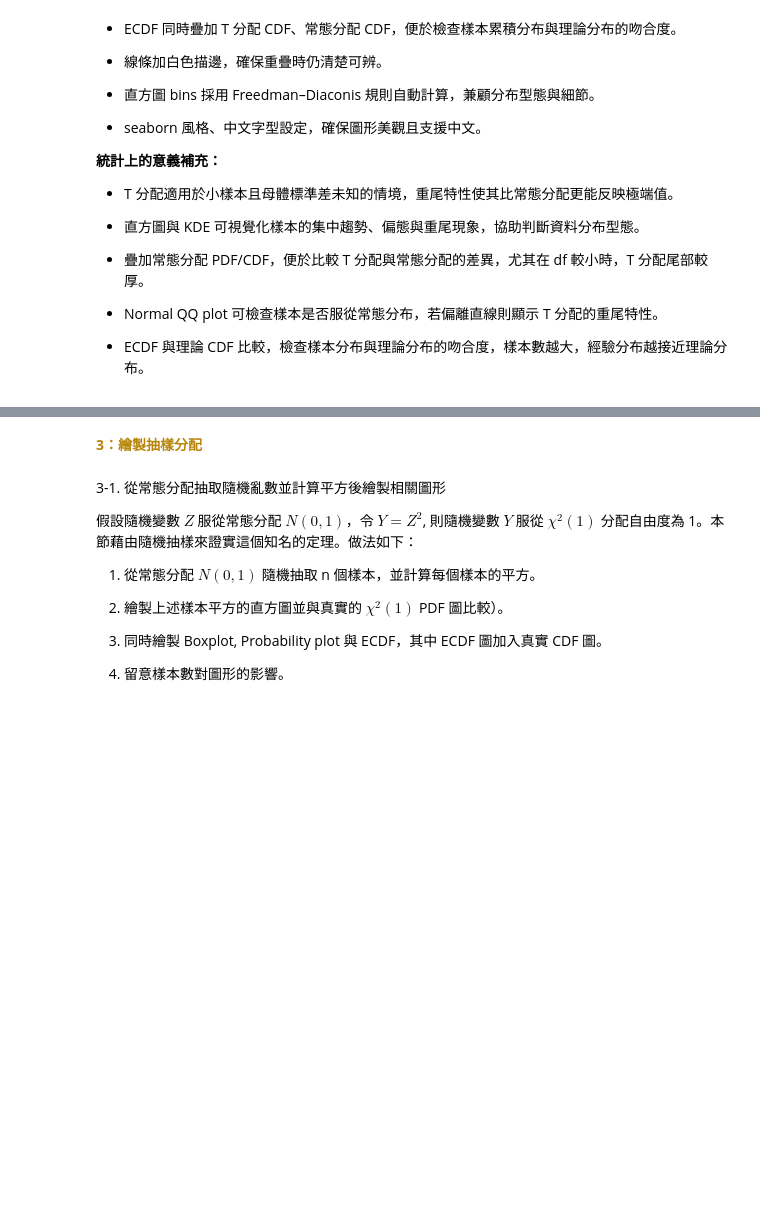
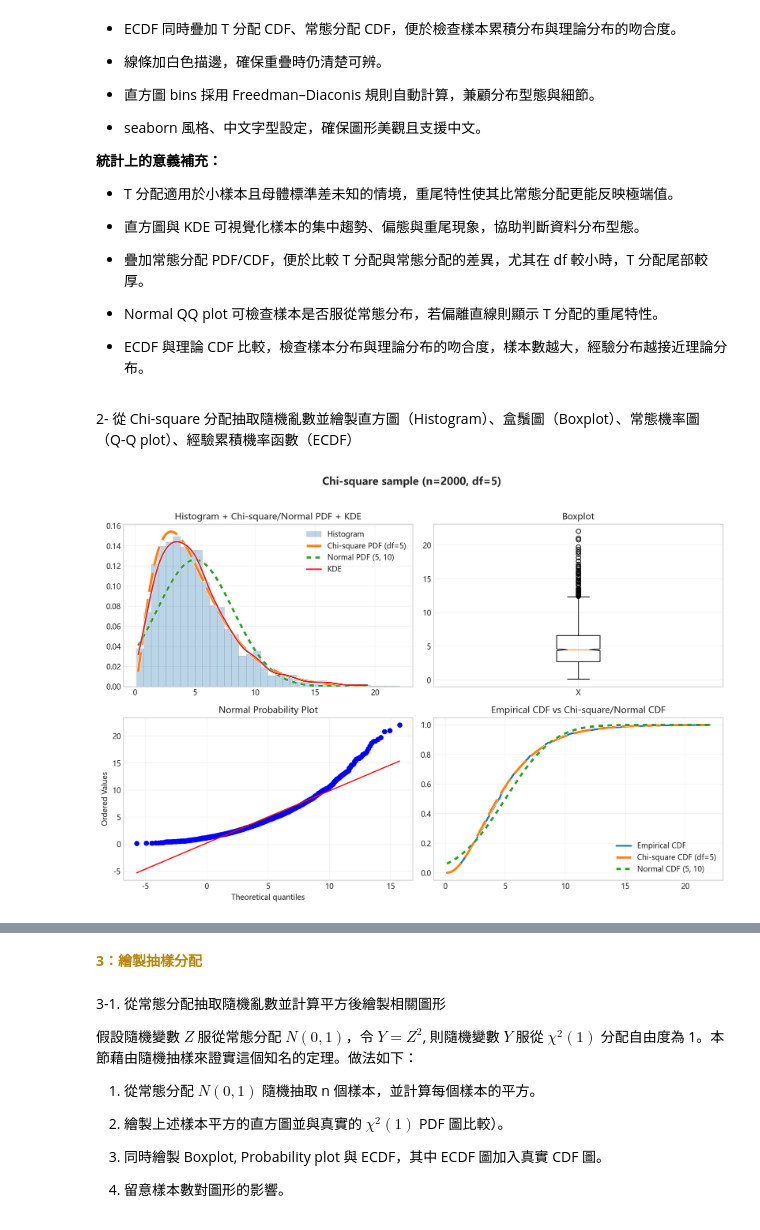
Before and after one commit to linnn-w/stat_hw1, a Jupyter notebook: StatCompHW1_411278015.ipynb, the cells around one changed output, grey strips where cells are left out. Drawn from its saved outputs; the diff is of its cells as text; code cells hidden in the pictures; blank space fills up the shorter version.

```diff
--- a/StatCompHW1_411278015.ipynb
+++ b/StatCompHW1_411278015.ipynb
@@ -757,3 +757,70 @@ plt.show()
 - Normal QQ plot 可檢查樣本是否服從常態分布，若偏離直線則顯示 T 分配的重尾特性。
 
 - ECDF 與理論 CDF 比較，檢查樣本分布與理論分布的吻合度，樣本數越大，經驗分布越接近理論分布。
+# %% [markdown]
+2- 從 Chi-square 分配抽取隨機亂數並繪製直方圖（Histogram）、盒鬚圖（Boxplot）、常態機率圖（Q-Q plot）、經驗累積機率函數（ECDF）
+# %%
+#從 Chi-square 分配抽取隨機亂數並繪製直方圖（Histogram）、盒鬚圖（Boxplot）、常態機率圖（Q-Q plot）、經驗累積機率函數（ECDF）
+n, df, seed = 2000, 5, 42
+rng = np.random.default_rng(seed)
+x = stats.chi2.rvs(df=df, size=n, random_state=rng)
+import matplotlib.patheffects as pe
+# ===== 風格 =====
+plt.style.use('seaborn-v0_8-whitegrid')
+plt.rcParams['font.sans-serif'] = ['Microsoft YaHei', 'SimHei', 'DejaVu Sans']
+plt.rcParams['axes.unicode_minus'] = False
+fig, ax = plt.subplots(2, 2, figsize=(12, 8))
+# ===== 直方圖 + Chi-square/Normal PDF + KDE（線條強化）=====
+# 自動 bins（Freedman–Diaconis）
+q75, q25 = np.percentile(x, [75, 25])
+iqr = max(q75 - q25, 1e-12)
+bw = 2 * iqr / (n ** (1/3))
+bins = int(np.clip(np.ceil((x.max() - x.min()) / bw), 10, 200)) if bw > 0 else 30
+# 直方圖放後面、低透明，避免壓住線
+ax[0,0].hist(x, bins=bins, density=True, alpha=0.30,
+             edgecolor='grey', linewidth=0.6, zorder=1, label='Histogram')
+# 平滑網格（避免重尾擠壓）
+xx = np.linspace(np.percentile(x, 0.2), np.percentile(x, 99.8), 500)
+# 疊 Chi-square/Normal PDF + KDE
+l_chi, = ax[0,0].plot(xx, stats.chi2.pdf(xx, df), lw=3.3, ls=(0,(8,3)), zorder=3, label=f'Chi-square PDF (df={df})')
+l_n,   = ax[0,0].plot(xx, stats.norm.pdf(xx, df, np.sqrt(2*df)), lw=3.0, ls=(0,(2,2)), zorder=3, label=f'Normal PDF ({df}, {2*df})')
+kde    = stats.gaussian_kde(x)
+l_kde, = ax[0,0].plot(xx, kde(xx),               lw=2.0, ls='-',        zorder=3, label='KDE')
+# 給所有線加白色描邊：重疊或壓到
+for ln in (l_chi, l_n, l_kde):
+    ln.set_path_effects([
+        pe.Stroke(linewidth=ln.get_linewidth()+1.0, foreground='white'),
+        pe.Normal()
+    ])
+ax[0,0].set_title('Histogram + Chi-square/Normal PDF + KDE')
+ax[0,0].legend(frameon=False)
+ax[0,0].grid(True, alpha=0.25)
+# ===== 盒鬚圖 =====
+ax[0,1].boxplot(x, notch=True, vert=True, tick_labels=['X'])
+ax[0,1].set_title('Boxplot')
+ax[0,1].grid(True, alpha=0.25)
+# ===== 常態機率圖（Normal QQ）=====
+stats.probplot(x, dist='norm', sparams=(df, np.sqrt(2*df)), plot=ax[1,0])
+ax[1,0].set_title('Normal Probability Plot')
+
+ax[1,0].grid(True, alpha=0.25)
+# ===== ECDF vs Chi-square/Normal CDF（線條強化、樣式區分）=====
+xs = np.sort(x)
+ecdf = np.arange(1, n + 1) / n
+ax[1,1].plot(xs, ecdf, drawstyle='steps-pre', lw=2.2, zorder=2, label='Empirical CDF')
+l_cchi, = ax[1,1].plot(xs, stats.chi2.cdf(xs, df),   lw=3.0, ls=(0,(8,3)),  zorder=3, label=f'Chi-square CDF (df={df})')
+l_cn,  = ax[1,1].plot(xs, stats.norm.cdf(xs, df, np.sqrt(2*df)),    lw=3.0, ls=(0,(2,2)),  zorder=3, label=f'Normal CDF ({df}, {2*df})')
+for ln in (l_cchi, l_cn):
+    ln.set_path_effects([
+        pe.Stroke(linewidth=ln.get_linewidth()+1.2, foreground='white'),
+        pe.Normal()
+    ])
+ax[1,1].set_title('Empirical CDF vs Chi-square/Normal CDF')
+ax[1,1].legend(frameon=False)
+ax[1,1].grid(True, alpha=0.25)
+fig.suptitle(f'Chi-square sample (n={n}, df={df})', y=1.02,
+             fontsize=14, fontweight='bold')
+plt.tight_layout()
+plt.show()
+# %% [output]
+[figure, added]
```
Also changed, not shown: parts of 4 cells of this notebook.
